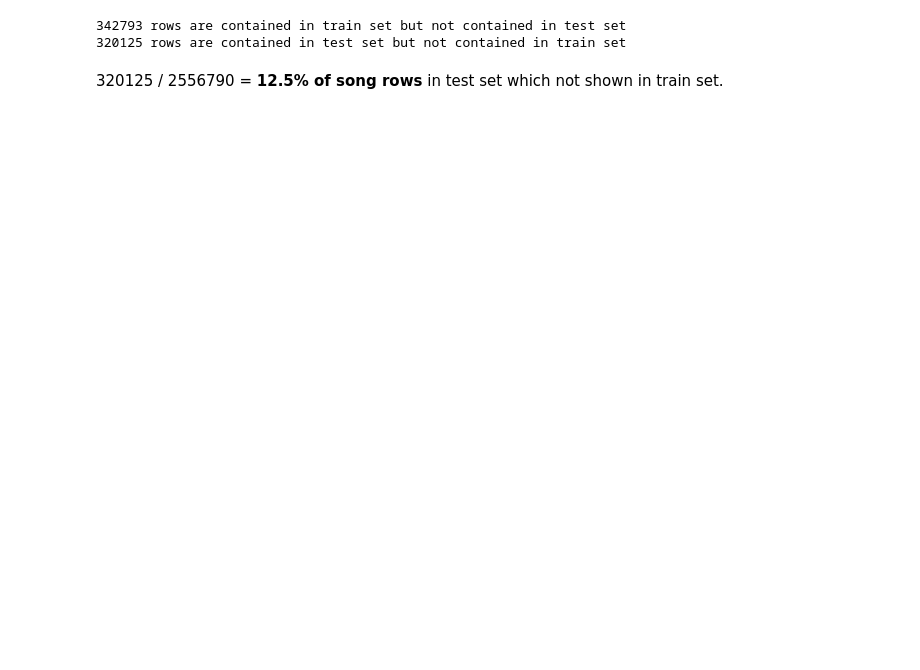
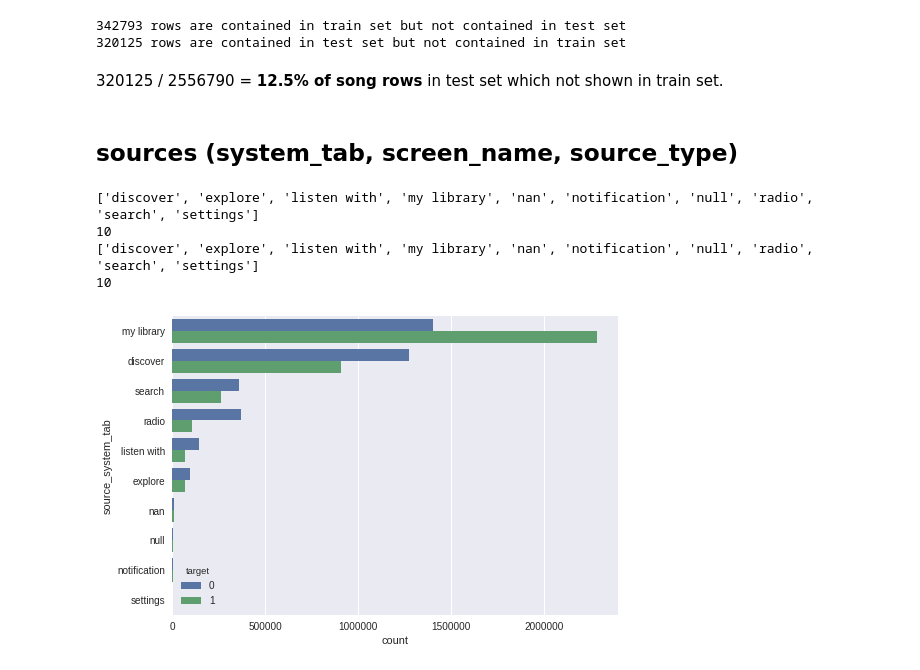
Before and after one commit to dsmilab/WSDM2018-KKBox-MRC, a Jupyter notebook: exploration.ipynb, the cells around one changed output. Cells and saved outputs as stored; diff of their text form; code cells hidden in the pictures; blank space fills up the shorter version.

Commit message:
users adopt to their own personal library or playlist very often.

```diff
--- a/exploration.ipynb
+++ b/exploration.ipynb
@@ -6,3 +18,7 @@ import numpy as np
 train_df = pd.read_csv('data/train.csv')
 test_df = pd.read_csv('data/test.csv')
 comb_df = train_df.append(test_df)
+
+# fill missing data to visualize
+train_df.fillna('nan', inplace=True)
+test_df.fillna('nan', inplace=True)
@@ -115,3 +149,22 @@ print('%d rows are contained in test set but not contained in train set' % len(t
 320125 rows are contained in test set but not contained in train set
 # %% [markdown]
 320125  / 2556790 = **12.5% of song rows** in test set which not shown in train set.
+# %% [markdown]
+<a id='section_sources'></a>
+## sources (system_tab, screen_name, source_type)
+# %%
+def target_count_plot(column):
+    print(sorted(list(train_df[column].unique())))
+    print(len(list(train_df[column].unique())))
+    print(sorted(list(test_df[column].unique())))
+    print(len(list(test_df[column].unique())))
+    sns.countplot(y=column, hue='target', data=train_df, order=train_df[column].value_counts().index)
+    sns.plt.show()
+# %%
+target_count_plot('source_system_tab')
+# %% [output]
+['discover', 'explore', 'listen with', 'my library', 'nan', 'notification', 'null', 'radio', 'search', 'settings']
+10
+['discover', 'explore', 'listen with', 'my library', 'nan', 'notification', 'null', 'radio', 'search', 'settings']
+10
+[figure, added]
```
Also changed, not shown: parts of 17 cells of this notebook.
